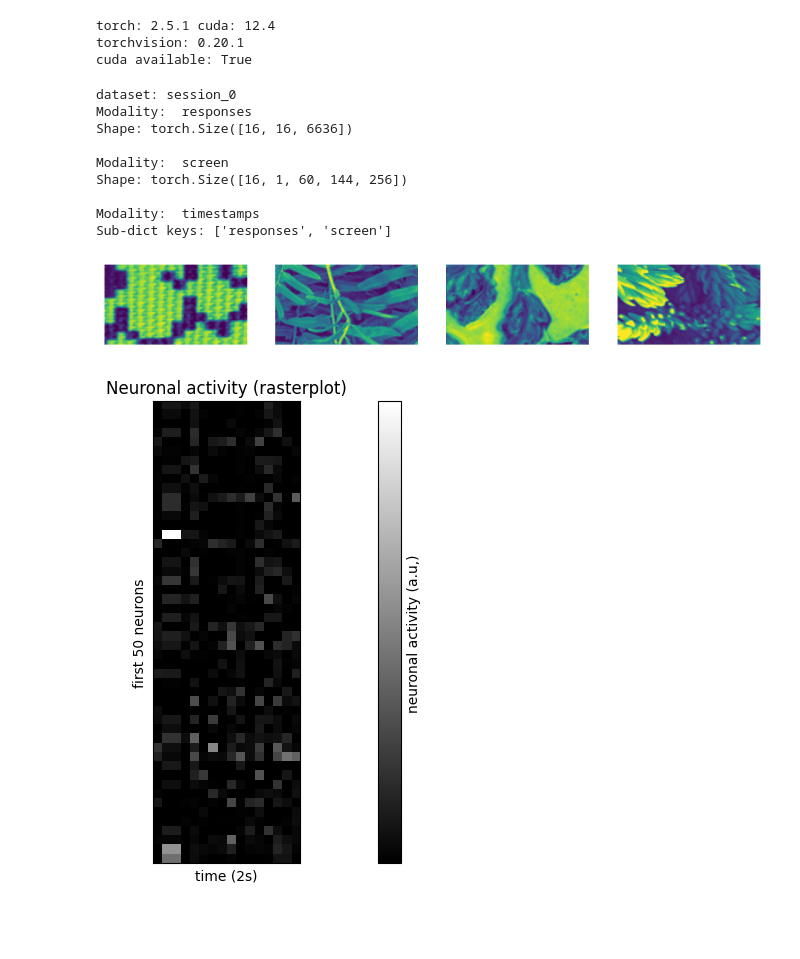
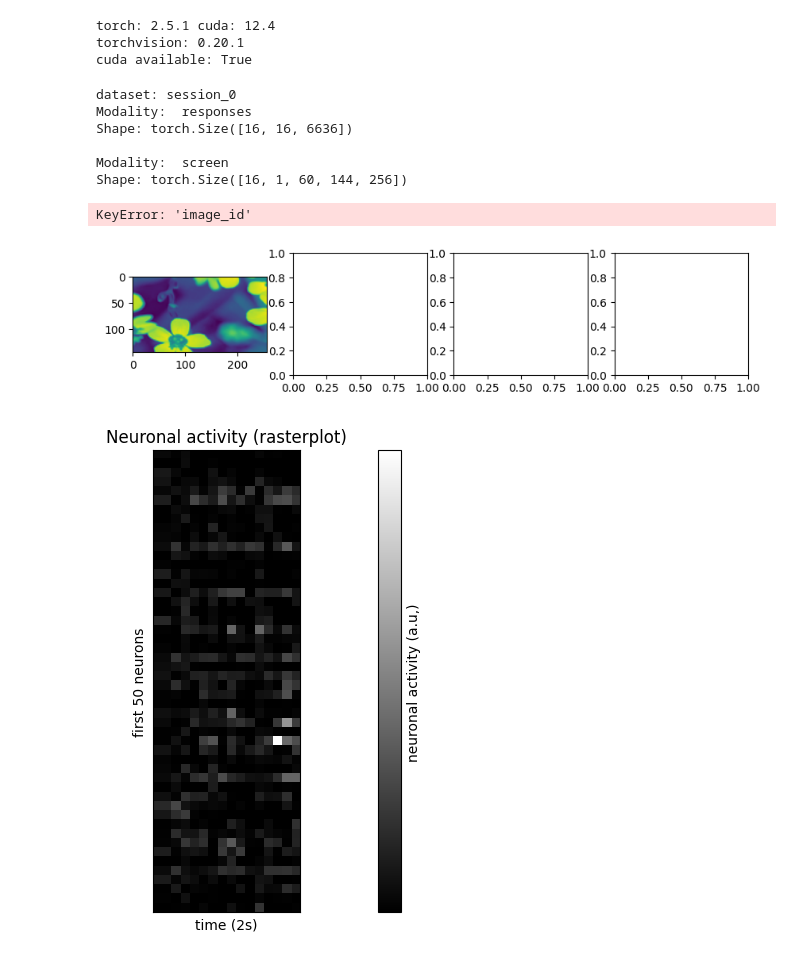
Before and after one commit to NAMAR4/minimodel, a Jupyter notebook: internship/testing_experanto_data.ipynb, the cells around one changed output. Drawn from its saved outputs; the diff is of its cells as text; code cells hidden in the pictures; blank space fills up the shorter version.

Commit message:
training with exp data

```diff
--- a/internship/testing_experanto_data.ipynb
+++ b/internship/testing_experanto_data.ipynb
@@ -46,9 +46,8 @@ cfg = {
         "out_keys": [
             "screen",
             "responses",
-            "eye_tracker",
-            "treadmill",
-            "timestamps",
+            "image_id",
+            "first_frame_idx"
         ],
         "normalize_timestamps": True,
         "modality_config": {
@@ -108,15 +107,15 @@ cfg = {
 cfg = OmegaConf.create(cfg)
 # %%
 cfg.dataset.modality_config.screen.include_blanks = False
-cfg.dataset.modality_config.screen.valid_condition = {"tier": "train"}
+cfg.dataset.modality_config.screen.valid_condition = {"tier": "validation"}
 cfg.dataloader.num_workers = 4
 # %%
 from experanto.dataloaders import get_multisession_dataloader
 
 paths = ["/mnt/vast-nhr/projects/bthesis_cidas_richter/benjamin/minimodel/internship/data_experanto/nat30k_L1_A5_022723_experanto"]
-train_dl = get_multisession_dataloader(paths, cfg)
+val_dl = get_multisession_dataloader(paths, cfg)
 # %%
-dataset_name, batch = next(iter(train_dl))
+dataset_name, batch = next(iter(val_dl))
 print(
     f"dataset: {dataset_name}",
 )
@@ -141,16 +140,16 @@ Shape: torch.Size([16, 16, 6636])
 
 Modality:  screen
 Shape: torch.Size([16, 1, 60, 144, 256])
-
-Modality:  timestamps
-Sub-dict keys: ['responses', 'screen']
 # %%
 fig, axs = plt.subplots(1, 4, figsize=(10, 2))
 for i, ax in enumerate(axs.ravel()):
     ax.imshow(batch["screen"][i, 0, 0])  # video frames that the mouse sees
+    title = str(batch["image_id"][i]) + "  | " + str(batch["first_frame_idx"][i])
+    ax.set_title(title)
     ax.axis("off");
 # %% [output]
+KeyError: 'image_id'
-[figure, old version]
+[figure, new version]
 # %%
 n_neurons = 50
 
@@ -166,4 +165,4 @@ axs.set(
 ax = plt.colorbar(c)
 ax.ax.set(yticks=[], ylabel="neuronal activity (a.u,)");
 # %% [output]
-[figure, old version]
+[figure, new version]
```
Also changed, not shown: 5 other files.
